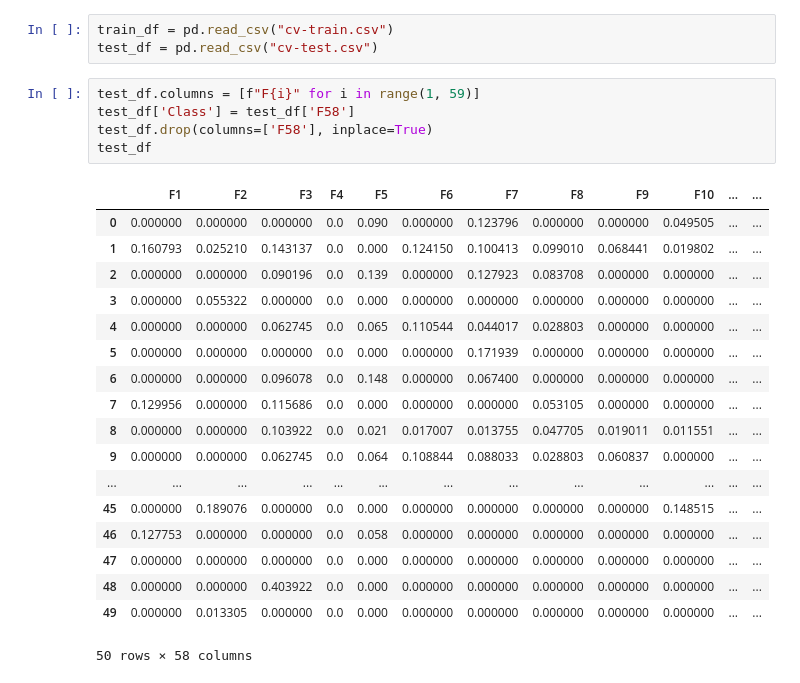
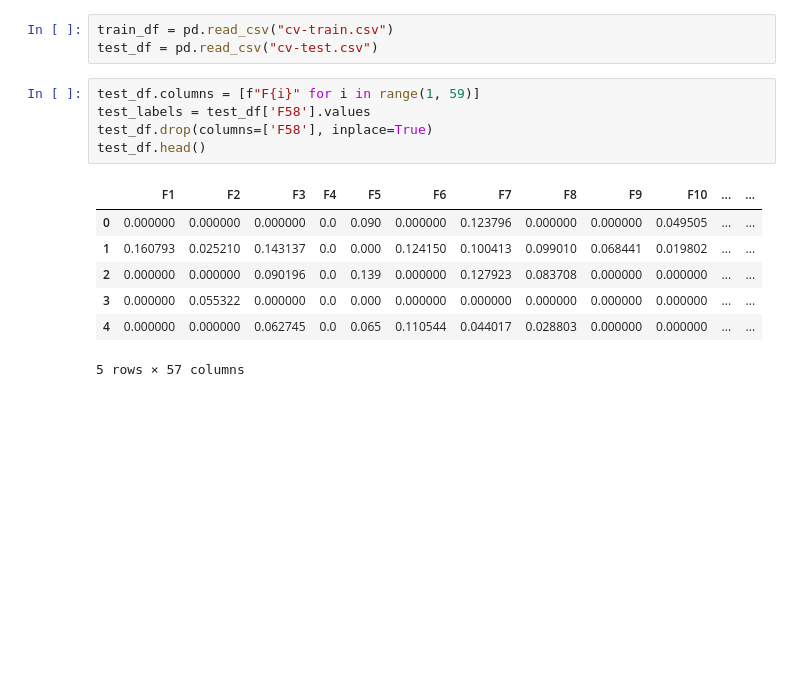
Before and after one commit to Ashrithiiitdm/PRML, a Jupyter notebook: Lab8/cs22b2025_LAB8.ipynb, the cells around one changed output. Cells and saved outputs as stored; diff of their text form; blank space fills up the shorter version.

```diff
--- a/Lab8/cs22b2025_LAB8.ipynb
+++ b/Lab8/cs22b2025_LAB8.ipynb
@@ -58,27 +525,16 @@ train_df = pd.read_csv("cv-train.csv")
 test_df = pd.read_csv("cv-test.csv")
 # %%
 test_df.columns = [f"F{i}" for i in range(1, 59)]
-test_df['Class'] = test_df['F58']
+test_labels = test_df['F58'].values
 test_df.drop(columns=['F58'], inplace=True)
-test_df
+test_df.head()
 # %% [output]
 |  | F1 | F2 | F3 | F4 | F5 | F6 | F7 | F8 | F9 | F10 | ... | ... |
 | 0 | 0.000000 | 0.000000 | 0.000000 | 0.0 | 0.090 | 0.000000 | 0.123796 | 0.000000 | 0.000000 | 0.049505 | ... | ... |
 | 1 | 0.160793 | 0.025210 | 0.143137 | 0.0 | 0.000 | 0.124150 | 0.100413 | 0.099010 | 0.068441 | 0.019802 | ... | ... |
 | 2 | 0.000000 | 0.000000 | 0.090196 | 0.0 | 0.139 | 0.000000 | 0.127923 | 0.083708 | 0.000000 | 0.000000 | ... | ... |
 | 3 | 0.000000 | 0.055322 | 0.000000 | 0.0 | 0.000 | 0.000000 | 0.000000 | 0.000000 | 0.000000 | 0.000000 | ... | ... |
 | 4 | 0.000000 | 0.000000 | 0.062745 | 0.0 | 0.065 | 0.110544 | 0.044017 | 0.028803 | 0.000000 | 0.000000 | ... | ... |
-| 5 | 0.000000 | 0.000000 | 0.000000 | 0.0 | 0.000 | 0.000000 | 0.171939 | 0.000000 | 0.000000 | 0.000000 | ... | ... |
-| 6 | 0.000000 | 0.000000 | 0.096078 | 0.0 | 0.148 | 0.000000 | 0.067400 | 0.000000 | 0.000000 | 0.000000 | ... | ... |
-| 7 | 0.129956 | 0.000000 | 0.115686 | 0.0 | 0.000 | 0.000000 | 0.000000 | 0.053105 | 0.000000 | 0.000000 | ... | ... |
-| 8 | 0.000000 | 0.000000 | 0.103922 | 0.0 | 0.021 | 0.017007 | 0.013755 | 0.047705 | 0.019011 | 0.011551 | ... | ... |
-| 9 | 0.000000 | 0.000000 | 0.062745 | 0.0 | 0.064 | 0.108844 | 0.088033 | 0.028803 | 0.060837 | 0.000000 | ... | ... |
-| ... | ... | ... | ... | ... | ... | ... | ... | ... | ... | ... | ... | ... |
-| 45 | 0.000000 | 0.189076 | 0.000000 | 0.0 | 0.000 | 0.000000 | 0.000000 | 0.000000 | 0.000000 | 0.148515 | ... | ... |
-| 46 | 0.127753 | 0.000000 | 0.000000 | 0.0 | 0.058 | 0.000000 | 0.000000 | 0.000000 | 0.000000 | 0.000000 | ... | ... |
-| 47 | 0.000000 | 0.000000 | 0.000000 | 0.0 | 0.000 | 0.000000 | 0.000000 | 0.000000 | 0.000000 | 0.000000 | ... | ... |
-| 48 | 0.000000 | 0.000000 | 0.403922 | 0.0 | 0.000 | 0.000000 | 0.000000 | 0.000000 | 0.000000 | 0.000000 | ... | ... |
-| 49 | 0.000000 | 0.013305 | 0.000000 | 0.0 | 0.000 | 0.000000 | 0.000000 | 0.000000 | 0.000000 | 0.000000 | ... | ... |
-50 rows × 58 columns
+5 rows × 57 columns
 # %%
 train_df.columns = [f"F{i}" for i in range(1, 59)]
```
Also changed, not shown: parts of 27 cells of this notebook, 1 other file.
